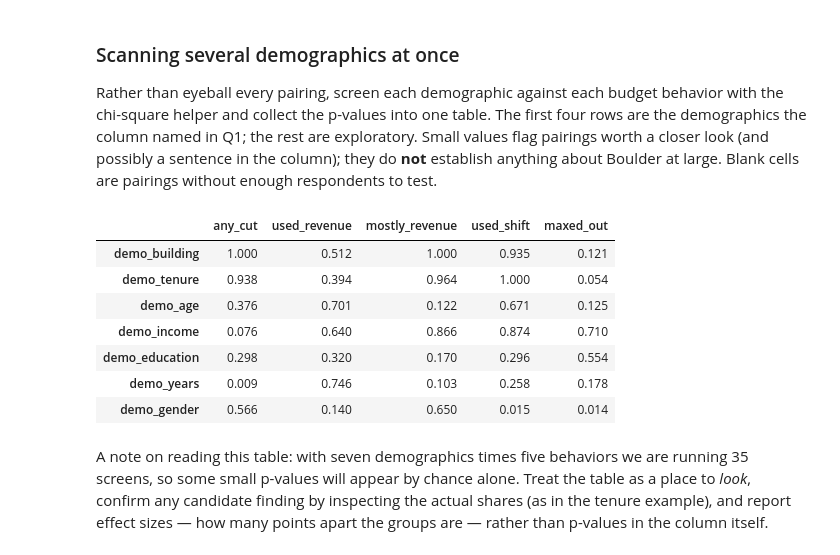
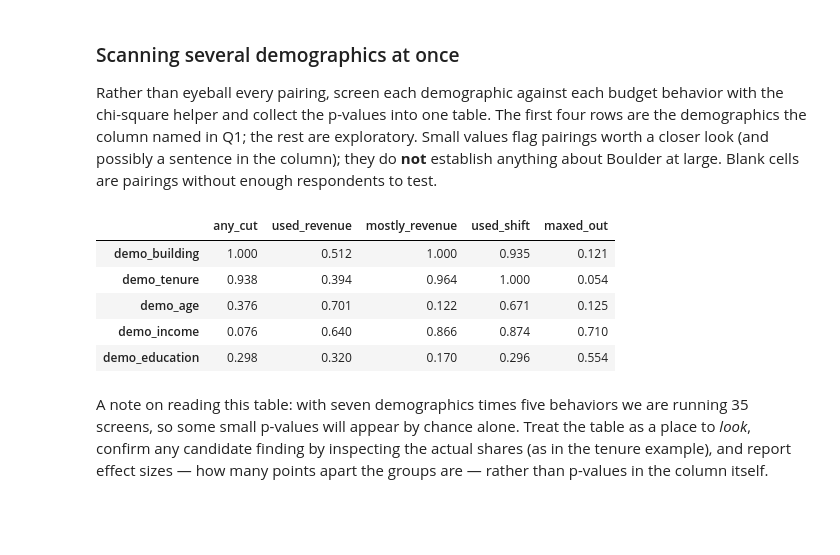
Before and after one commit to brianckeegan/charting-boulder, a Jupyter notebook: 2026-11-budget-tool/budget-survey-analysis.ipynb, the cells around one changed output. Cells and saved outputs as stored; diff of their text form; code cells hidden in the pictures; blank space fills up the shorter version.

```diff
--- a/2026-11-budget-tool/budget-survey-analysis.ipynb
+++ b/2026-11-budget-tool/budget-survey-analysis.ipynb
@@ -55,7 +57,7 @@ import matplotlib.ticker as mtick
 RNG_SEED = 2026
 
 # --- Run configuration -------------------------------------------------------
-RESPONSES_CSV = 'responses.csv'       # the anonymous response export (see Libraries, above)
+RESPONSES_CSV = 'data/budget-survey-public.csv'   # the public file; or 'responses.csv', a private export (see Libraries)
 DROP_REPEATS = True                   # set aside a second budget from the same browser, as the column promised
 # %% [markdown]
 ## 1. Load the survey responses
@@ -1131,24 +1146,22 @@ plt.tight_layout()
 
 Rather than eyeball every pairing, screen each demographic against each budget behavior with the chi-square helper and collect the p-values into one table. The first four rows are the demographics the column named in Q1; the rest are exploratory. Small values flag pairings worth a closer look (and possibly a sentence in the column); they do **not** establish anything about Boulder at large. Blank cells are pairings without enough respondents to test.
 # %%
-screen_demos = Q1_DEMOS + ['demo_education', 'demo_years', 'demo_gender']
+screen_demos = [d for d in Q1_DEMOS + ['demo_education', 'demo_years', 'demo_gender'] if d not in WITHHELD]
 screen_behaviors = ['any_cut', 'used_revenue', 'mostly_revenue', 'used_shift', 'maxed_out']
 
 screen = pd.DataFrame(index=screen_demos, columns=screen_behaviors, dtype=float)
 for d in screen_demos:
     for b in screen_behaviors:
         _, _, p = crosstab_behavior(responses_df, d, b)
         screen.loc[d, b] = p
 screen.round(3)
 # %% [output]
 |  | any_cut | used_revenue | mostly_revenue | used_shift | maxed_out |
 | demo_building | 1.000 | 0.512 | 1.000 | 0.935 | 0.121 |
 | demo_tenure | 0.938 | 0.394 | 0.964 | 1.000 | 0.054 |
 | demo_age | 0.376 | 0.701 | 0.122 | 0.671 | 0.125 |
 | demo_income | 0.076 | 0.640 | 0.866 | 0.874 | 0.710 |
 | demo_education | 0.298 | 0.320 | 0.170 | 0.296 | 0.554 |
-| demo_years | 0.009 | 0.746 | 0.103 | 0.258 | 0.178 |
-| demo_gender | 0.566 | 0.140 | 0.650 | 0.015 | 0.014 |
 # %% [markdown]
 A note on reading this table: with seven demographics times five behaviors we are running 35 screens, so some small p-values will appear by chance alone. Treat the table as a place to *look*, confirm any candidate finding by inspecting the actual shares (as in the tenure example), and report effect sizes — how many points apart the groups are — rather than p-values in the column itself.
 # %% [markdown]
```
Also changed, not shown: parts of 11 cells of this notebook, 8 other files.
